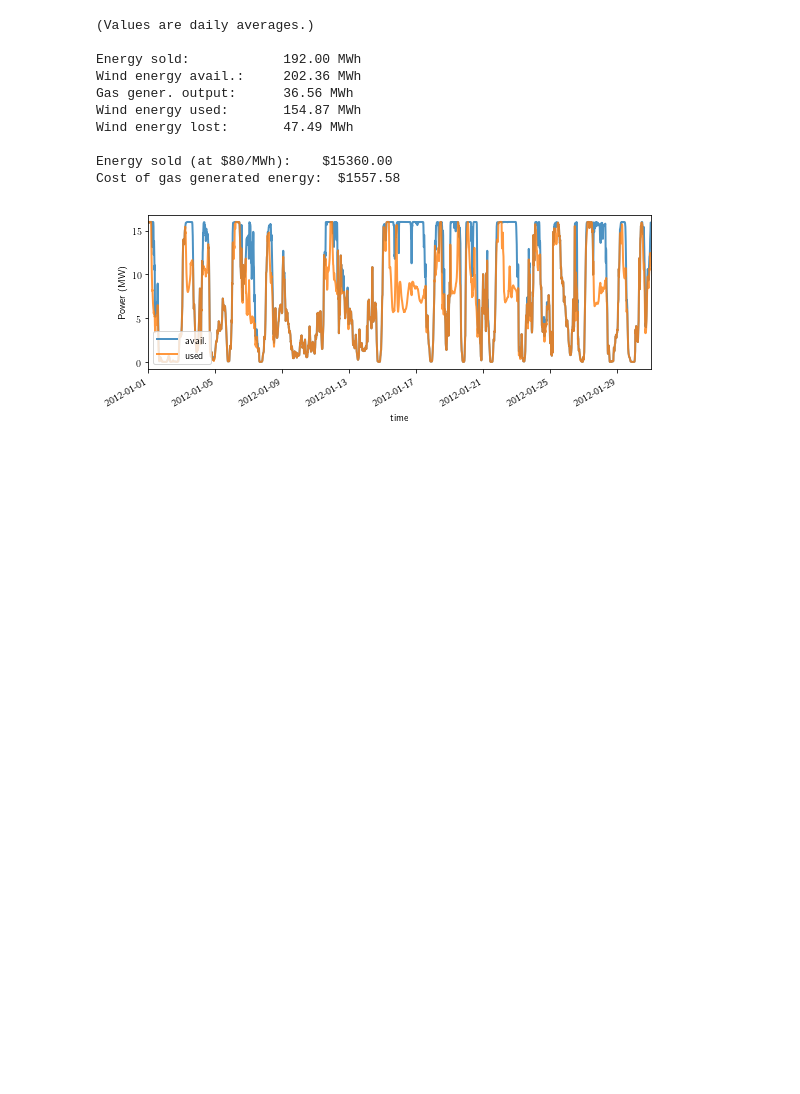
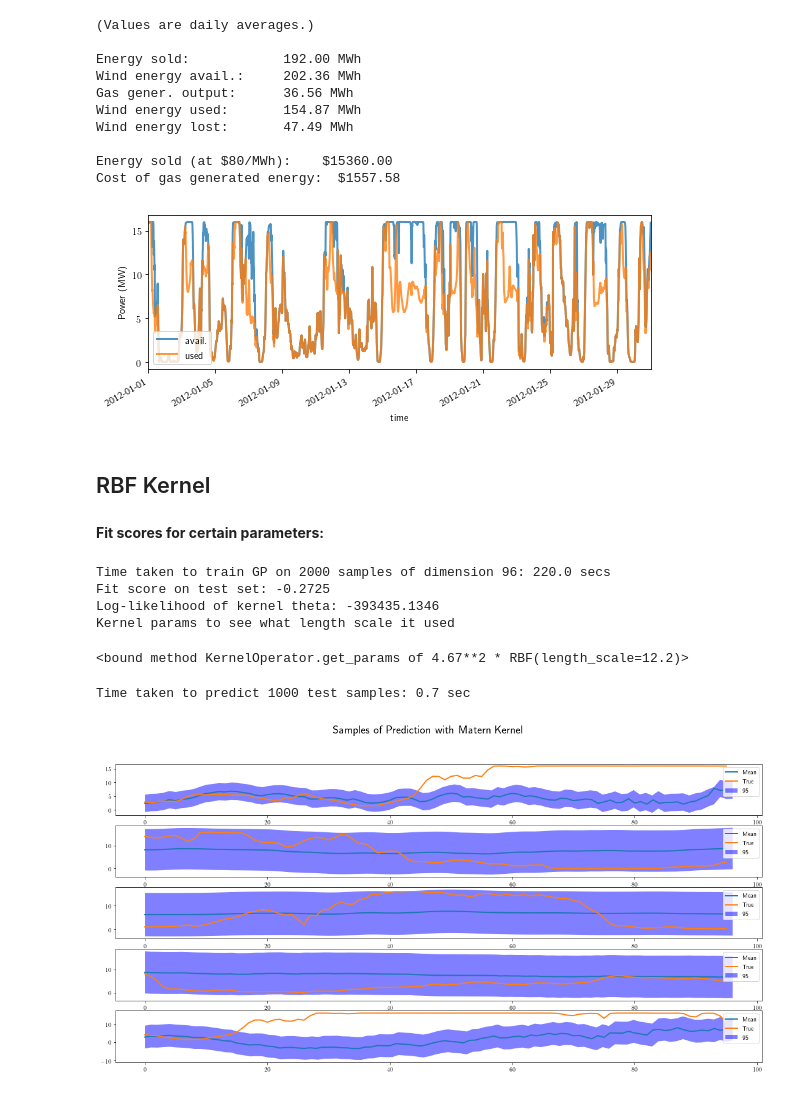
Before and after one commit to lsspear/mpc_project, a Jupyter notebook: Gaussian_Process.ipynb, the cells around one changed output. Cells and saved outputs as stored; diff of their text form; code cells hidden in the pictures; blank space fills up the shorter version.

Commit message:
added using RBF kernel for prediction and scenario generation

```diff
--- a/Gaussian_Process.ipynb
+++ b/Gaussian_Process.ipynb
@@ -962,3 +962,64 @@ Wind energy lost:       47.49 MWh
 Energy sold (at $80/MWh):    $15360.00
 Cost of gas generated energy:  $1557.58
 [figure]
+# %% [markdown]
+## RBF Kernel
+# %% [markdown]
+**Fit scores for certain parameters:**
+# %%
+# Try making a kernel, copy one from one of the examples from sklearn
+train_data_var = np.var(train)
+kern = train_data_var * (2/3) * kernels.RBF(length_scale=1, length_scale_bounds=(1, 96))
+
+tic = time()
+# tried n_optimizer = 4, took long time
+vec_rbf_gp = GaussianProcessRegressor(kernel=kern, normalize_y=True, copy_X_train=False).fit(X,y)
+print("Time taken to train GP on %d samples of dimension %d: %.1f secs" % (train_size, data_dim, (time() - tic)))
+
+fit_score = vec_rbf_gp.score(X_test, y_test)
+print("Fit score on test set: %.4f" % fit_score)
+
+log_lik = vec_rbf_gp.log_marginal_likelihood_value_
+print("Log-likelihood of kernel theta: %.4f" % log_lik )
+
+print("Kernel params to see what length scale it used")
+vec_rbf_gp.kernel_.get_params
+# %% [output]
+Time taken to train GP on 2000 samples of dimension 96: 220.0 secs
+Fit score on test set: -0.2725
+Log-likelihood of kernel theta: -393435.1346
+Kernel params to see what length scale it used
+<bound method KernelOperator.get_params of 4.67**2 * RBF(length_scale=12.2)>
+# %%
+# First, look at the prediction of the test set
+tic = time()
+y_mean, y_std = vec_rbf_gp.predict(X_test, return_std=True)
+print("Time taken to predict %i test samples: %.1f sec" % (X_test.shape[0], time()-tic))
+# %% [output]
+Time taken to predict 1000 test samples: 0.7 sec
+# %%
+# Look at a couple random predictions against the true values
+num_to_plot = 5
+rand_inds = np.random.randint(0, test_size, size=num_to_plot)
+
+plt.figure(figsize=(19,9))
+plt.suptitle("Samples of Prediction with Matern Kernel", fontsize=19)
+
+for i in range(num_to_plot):
+    pred_ind = rand_inds[i]
+    single_pred = y_mean[pred_ind,:]
+
+#     plt.figure(figsize=(19,2))
+    plt.subplot(num_to_plot, 1, i+1)
+    plt.plot(single_pred, label="Mean")
+    plt.plot(y_test[pred_ind, :], label="True")
+
+    # # Plot the 95% confidence interval
+    vec = np.atleast_2d(np.linspace(0, len(single_pred), len(single_pred))).T
+    plt.fill(np.concatenate([vec, vec[::-1]]),
+             np.concatenate([single_pred - 1.9600 * y_std[pred_ind],
+                            (single_pred + 1.9600 * y_std[pred_ind])[::-1]]),
+             alpha=.5, fc='b', ec='None', label='95% confidence interval');
+    plt.legend(loc="upper right");
+# %% [output]
+[figure, added]
```
Also changed, not shown: parts of 16 cells of this notebook.
